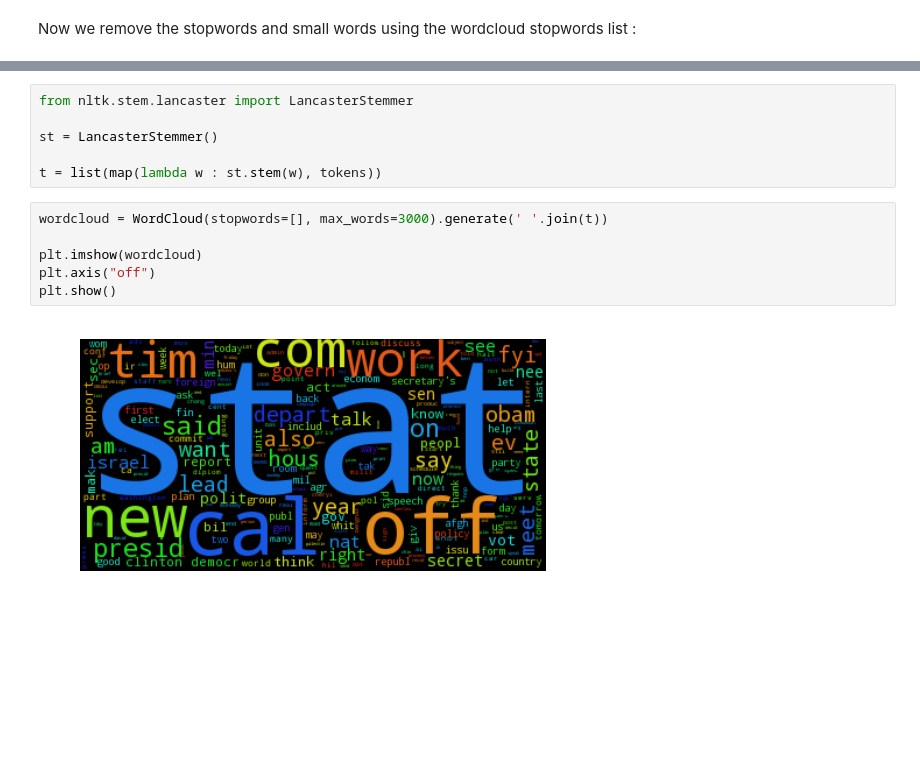
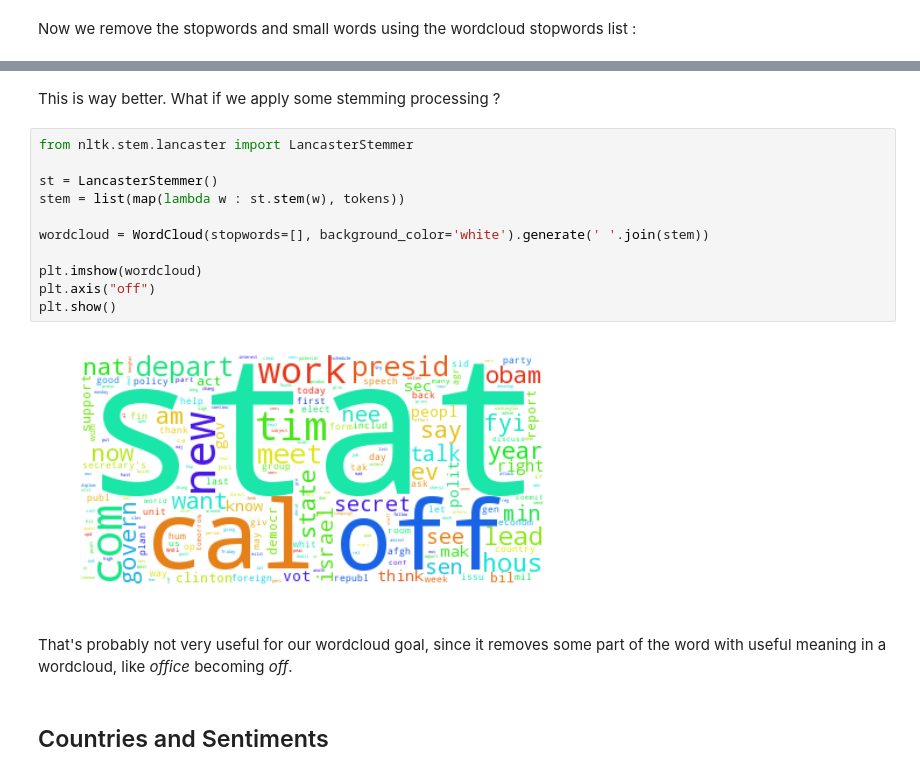
Before and after one commit to loistal/ADA_lab1, a Jupyter notebook: 05- Tamming Text/Hillary Email Controversy.ipynb, the cells around one changed output, grey strips where cells are left out. Drawn from its saved outputs; the diff is of its cells as text; blank space fills up the shorter version.

```diff
--- a/05- Tamming Text/Hillary Email Controversy.ipynb
+++ b/05- Tamming Text/Hillary Email Controversy.ipynb
@@ -99,14 +104,19 @@ plt.show()
+# %% [markdown]
+This is way better. What if we apply some stemming processing ?
 # %%
 from nltk.stem.lancaster import LancasterStemmer
 
 st = LancasterStemmer()
+stem = list(map(lambda w : st.stem(w), tokens))
 
-t = list(map(lambda w : st.stem(w), tokens))
+wordcloud = WordCloud(stopwords=[], background_color='white').generate(' '.join(stem))
+
+plt.imshow(wordcloud)
+plt.axis("off")
+plt.show()
+# %% [output]
+[figure, added]
-# %%
-wordcloud = WordCloud(stopwords=[], max_words=3000).generate(' '.join(t))
-
-plt.imshow(wordcloud)
-plt.axis("off")
-plt.show()
-# %% [output]
-[figure, removed]
+# %% [markdown]
+That's probably not very useful for our wordcloud goal, since it removes some part of the word with useful meaning in a wordcloud, like _office_ becoming _off_.
+# %% [markdown]
+## Countries and Sentiments
```
Also changed, not shown: parts of 4 cells of this notebook.
